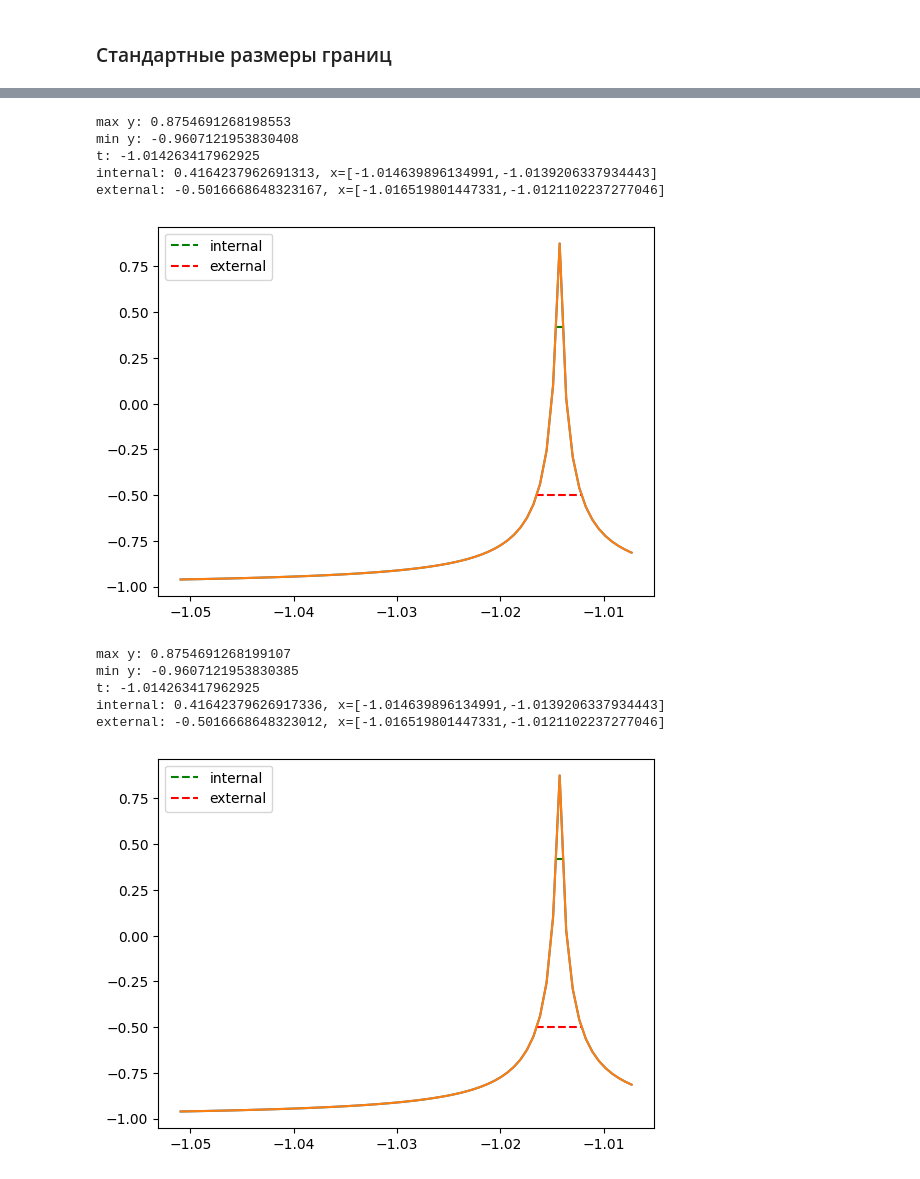
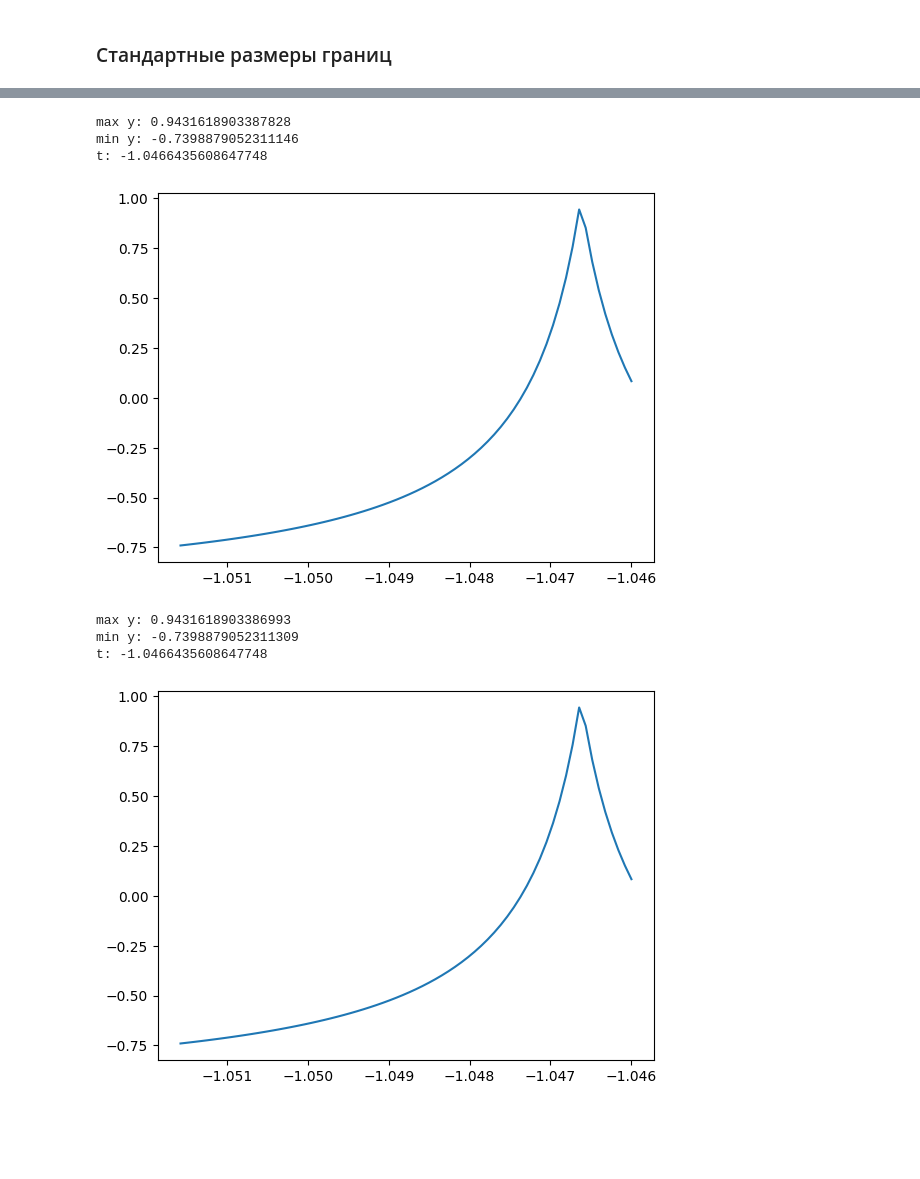
Before and after one commit to eagerbeaver04/interval-analysis, a Jupyter notebook: lab3/main.ipynb, the cells around one changed output, grey strips where cells are left out. Saved outputs shown, nothing was run; the diff lists cells and outputs as text; code cells hidden in the pictures; blank space fills up the shorter version.

```diff
--- a/lab3/main.ipynb
+++ b/lab3/main.ipynb
@@ -127,0 +156,3 @@ y_voltage = convert_to_voltage(y_data)
+# %%
+x_voltage = np.mean(x_voltage, axis = 2)
+y_voltage = np.mean(y_voltage, axis = 2)
@@ -127,0 +169,3 @@ y_voltage = convert_to_voltage(y_data)
+# %%
+x_voltage = x_voltage[2].flatten()
+y_voltage = y_voltage[2].flatten()
@@ -127,0 +200,9 @@ y_voltage = convert_to_voltage(y_data)
+# %%
+z_scores_x = np.abs((x_voltage - np.mean(x_voltage)) / np.std(x_voltage))
+z_scores_y = np.abs((y_voltage - np.mean(y_voltage)) / np.std(y_voltage))
+
+threshold = 3
+
+filtered_indices = (z_scores_x < threshold) & (z_scores_y < threshold)
+x_voltage = x_voltage[filtered_indices]
+y_voltage = y_voltage[filtered_indices]
@@ -134,8 +220,10 @@ y_voltage_int = scalar_to_interval_vec(y_voltage, rad)
 # %%
 # x_voltage_int_flatten = x_voltage_int.flatten()
 # y_voltage_int_flatten = y_voltage_int.flatten()
-x_voltage_int_flatten = x_voltage_int[0].flatten()
-y_voltage_int_flatten = y_voltage_int[0].flatten()
+# x_voltage_int_flatten = x_voltage_int[0].flatten()
+# y_voltage_int_flatten = y_voltage_int[0].flatten()
+x_voltage_int_flatten = x_voltage_int.flatten()
+y_voltage_int_flatten = y_voltage_int.flatten()
 # %% [markdown]
 # a + X = Y
 # %%
@@ -369,18 +465,14 @@ print(t[np.argmax(data_t)])
 # %%
-process_data_t(data_med_k_t, t)
+process_data_t(data_med_k_t, t, False)
 # %% [output]
-max y: 0.8754691268198553
-min y: -0.9607121953830408
-t: -1.014263417962925
-internal: 0.4164237962691313, x=[-1.014639896134991,-1.0139206337934443]
-external: -0.5016668648323167, x=[-1.016519801447331,-1.0121102237277046]
+max y: 0.9431618903387828
+min y: -0.7398879052311146
+t: -1.0466435608647748
-[figure, old version]
+[figure, new version]
 # %%
-process_data_t(data_med_p_t, t)
+process_data_t(data_med_p_t, t, False)
 # %% [output]
-max y: 0.8754691268199107
-min y: -0.9607121953830385
-t: -1.014263417962925
-internal: 0.41642379626917336, x=[-1.014639896134991,-1.0139206337934443]
-external: -0.5016668648323012, x=[-1.016519801447331,-1.0121102237277046]
+max y: 0.9431618903386993
+min y: -0.7398879052311309
+t: -1.0466435608647748
-[figure, old version]
+[figure, new version]
```
Also changed, not shown: parts of 28 cells of this notebook, 16 other files.
